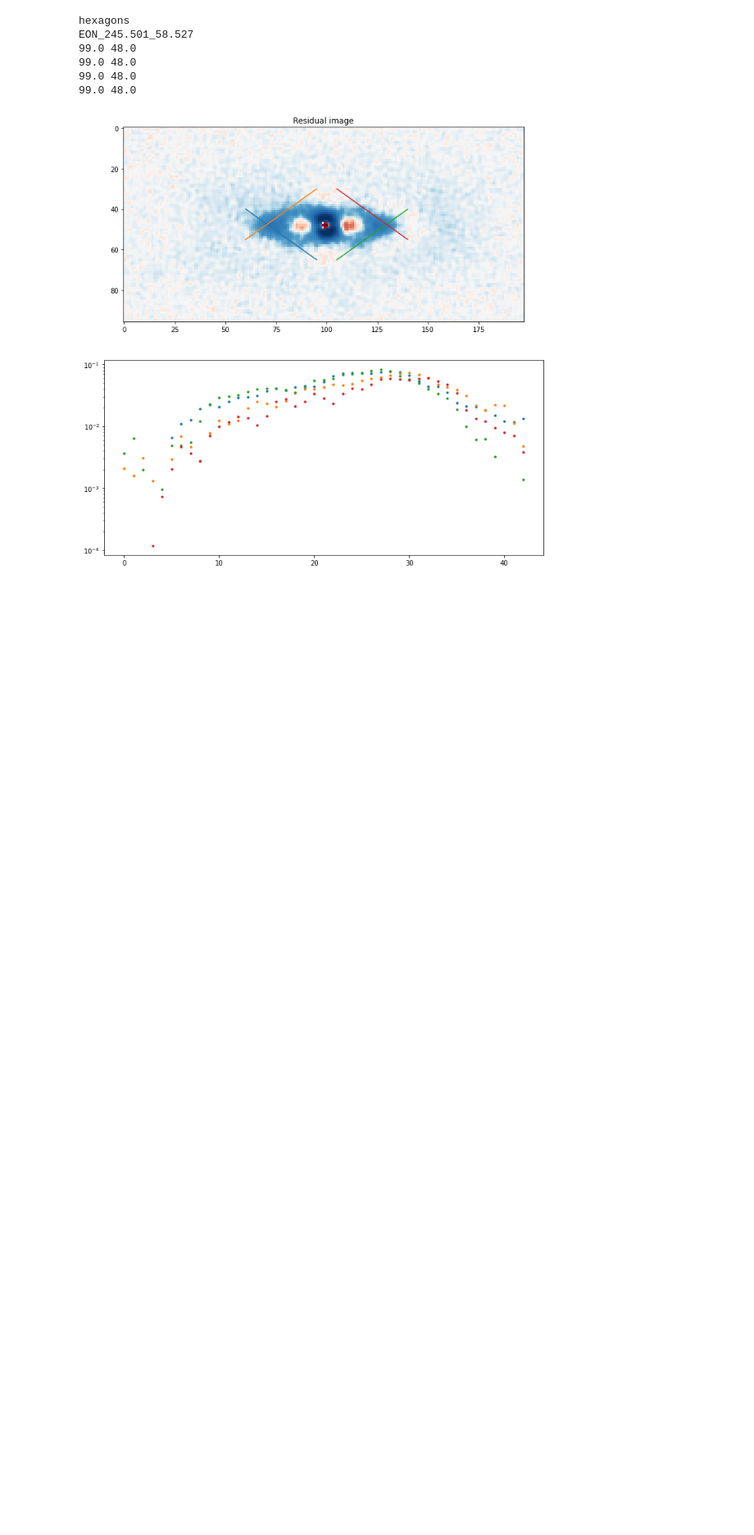
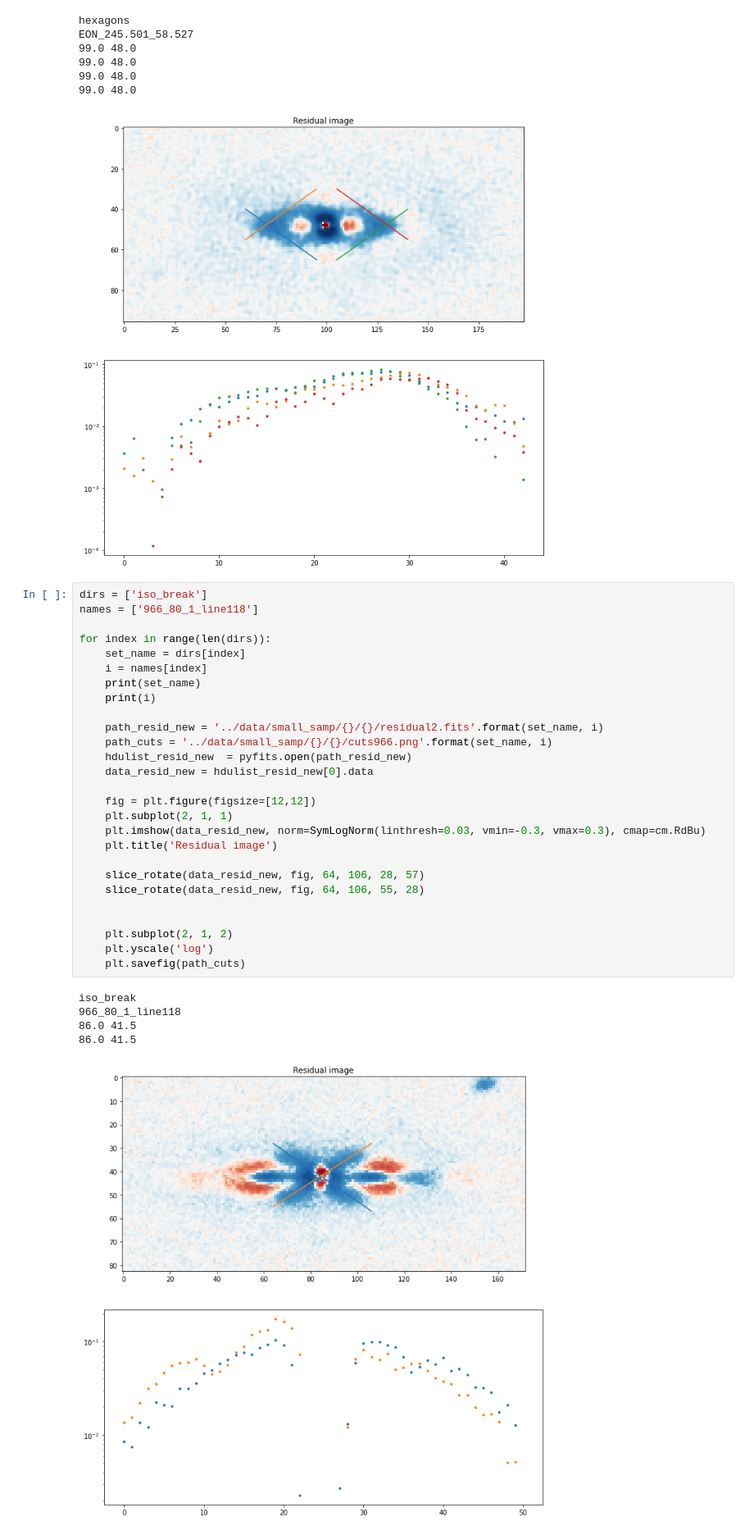
Before and after one commit to alekskryzh/X-galaxies, a Jupyter notebook: decomp_results/pictures plotter.ipynb, the cells around one changed output. Shown at 82% size. Cells and saved outputs as stored; diff of their text form; blank space fills up the shorter version.

```diff
--- a/decomp_results/pictures plotter.ipynb
+++ b/decomp_results/pictures plotter.ipynb
@@ -362,3 +362,36 @@ EON_245.501_58.527
 99.0 48.0
 99.0 48.0
 [figure]
+# %%
+dirs = ['iso_break']
+names = ['966_80_1_line118']
+
+for index in range(len(dirs)):
+    set_name = dirs[index]
+    i = names[index]
+    print(set_name)
+    print(i)
+
+    path_resid_new = '../data/small_samp/{}/{}/residual2.fits'.format(set_name, i)
+    path_cuts = '../data/small_samp/{}/{}/cuts966.png'.format(set_name, i)
+    hdulist_resid_new  = pyfits.open(path_resid_new)
+    data_resid_new = hdulist_resid_new[0].data
+
+    fig = plt.figure(figsize=[12,12])
+    plt.subplot(2, 1, 1)
+    plt.imshow(data_resid_new, norm=SymLogNorm(linthresh=0.03, vmin=-0.3, vmax=0.3), cmap=cm.RdBu)
+    plt.title('Residual image')
+
+    slice_rotate(data_resid_new, fig, 64, 106, 28, 57)
+    slice_rotate(data_resid_new, fig, 64, 106, 55, 28)
+
+
+    plt.subplot(2, 1, 2)
+    plt.yscale('log')
+    plt.savefig(path_cuts)
+# %% [output]
+iso_break
+966_80_1_line118
+86.0 41.5
+86.0 41.5
+[figure, added]
```
Also changed, not shown: parts of 2 cells of this notebook.
